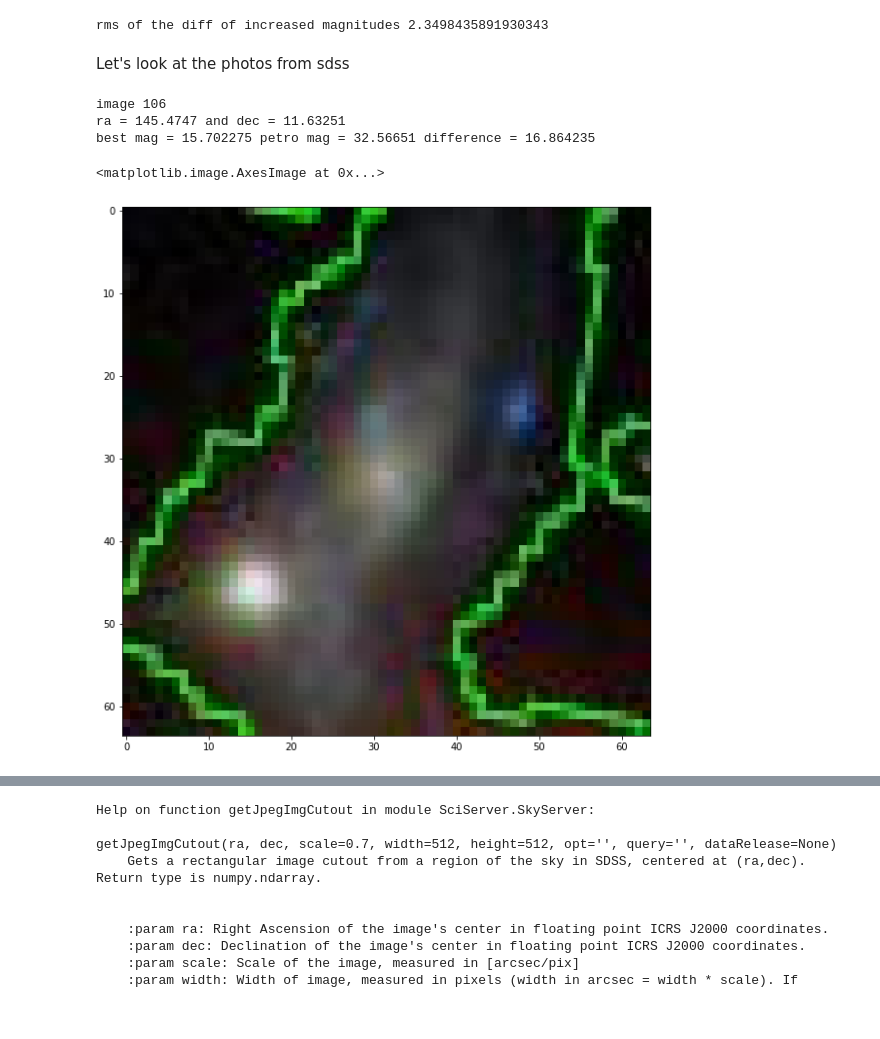
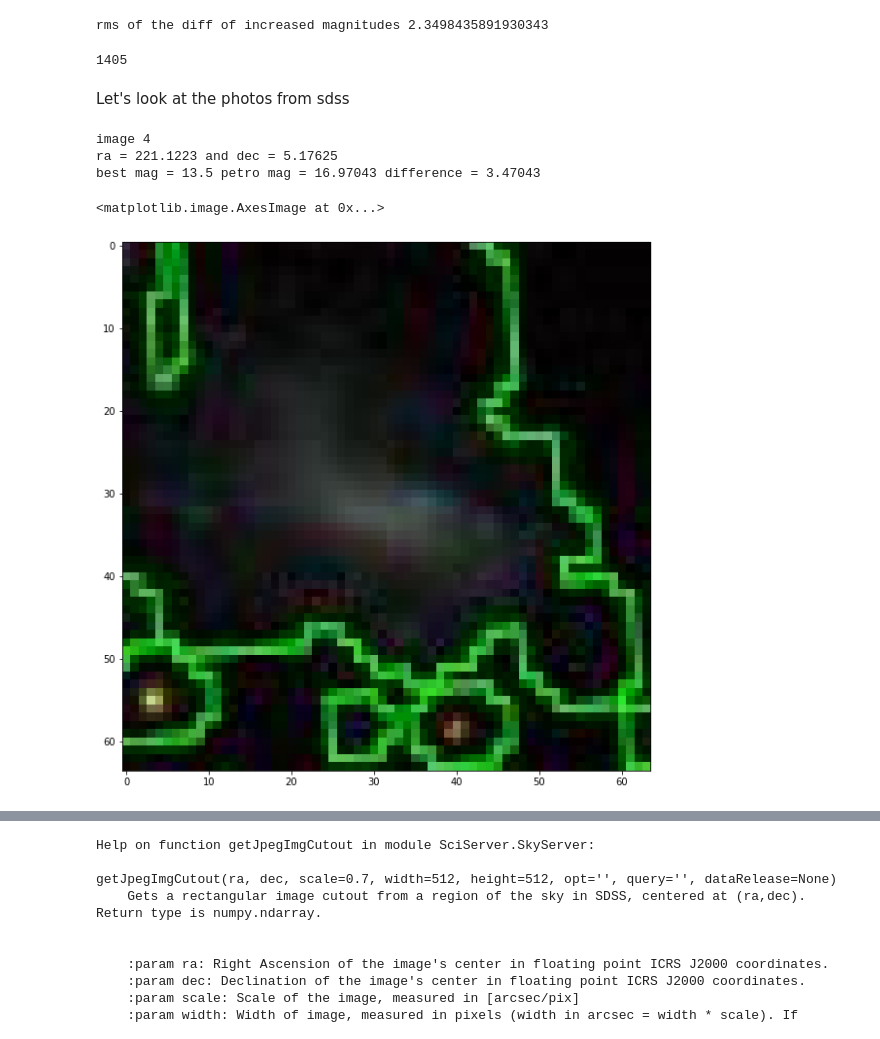
Before and after one commit to sara-negussie/Chandra, a Jupyter notebook: sdssplots.ipynb, the cells around one changed output, grey strips where cells are left out. Cells and saved outputs as stored; diff of their text form; code cells hidden in the pictures.

Commit message:
check

```diff
--- a/sdssplots.ipynb
+++ b/sdssplots.ipynb
@@ -28,7 +28,8 @@ myDEC = sdss["myDEC"]
 sdssRA = sdss["SDSS_RA"]
 sdssDEC = sdss["SDSS_DEC"]
 sdssPetroMag_g = sdss['petroMag_g']
-
+sdssPetroRad_g = sdss['petroRad_g']
+sdsscModelMag_g = sdss['cModelMag_g']
 #print(sdssPetroMag_g)
 #print(myRA)
 # print(sdssRA[0:10])
@@ -47,6 +48,8 @@ petro_g = []
 raG = []
 bestM = []
 decG = []
+petroRad_g = []
+cModelMag = []
 for i in range(np.size(myRA)):
     #d_RA = decimal.Decimal(sdssRA[i])
     #decimals = d_RA.as_tuple().exponent
@@ -82,6 +85,8 @@ for i in range(np.size(myRA)):
                 newDEC.append(myDEC[j])
                 raG.append(raGalaxies[i])
                 decG.append(decGalaxies[i])
+                petroRad_g.append(sdssPetroRad_g[i])
+                cModelMag.append(sdsscModelMag_g[i])
                 #print(newArray)
                 #print(j)f
     #print(sdssPetroMag_g[resultArray])
@@ -246,28 +334,37 @@ rms = np.sqrt((1/n)*sum_sqr(diff))
 print("rms of the diff of increased magnitudes",rms)
 # %% [output]
 rms of the diff of increased magnitudes 2.3498435891930343
+# %%
+#check changes
+indices = np.where( np.array(bestM) - np.array(petro_g) > -2)
+np.size(indices)
+#print(bestM[array])
+#142/1547
+# %% [output]
+1405
 # %% [markdown]
 Let's look at the photos from sdss
 # %%
-i = 106
+i = indices[0][4] #106
 ra = increMag["SDSS_RA"][i]
 dec = increMag["SDSS_DEC"][i]
 
 SkyServer_DataRelease = "DR17"
 
 
 print("image", i)
 print("ra =", ra, "and dec =", dec)
 print("best mag =", increMag["Best_Mag"][i], "petro mag =", increMag["Petro_Mag_g"][i], "difference =", increMag["Difference"][i])
+#print("ra =", ra, "and dec =", dec)
 img = SkyServer.getJpegImgCutout(ra=ra, dec=dec, width=5, height=5, scale=.8,  opt='O',
                                  dataRelease=SkyServer_DataRelease)
 
 fig = plt.figure(figsize =(10, 10))
 plt.imshow(img)
 # %% [output]
-image 106
-ra = 145.4747 and dec = 11.63251
-best mag = 15.702275 petro mag = 32.56651 difference = 16.864235
+image 4
+ra = 221.1223 and dec = 5.17625
+best mag = 13.5 petro mag = 16.97043 difference = 3.47043
 <matplotlib.image.AxesImage at 0x...>
-[figure, old version]
+[figure, new version]
 # %%
```
Also changed, not shown: parts of 15 cells of this notebook, 4 other files.
